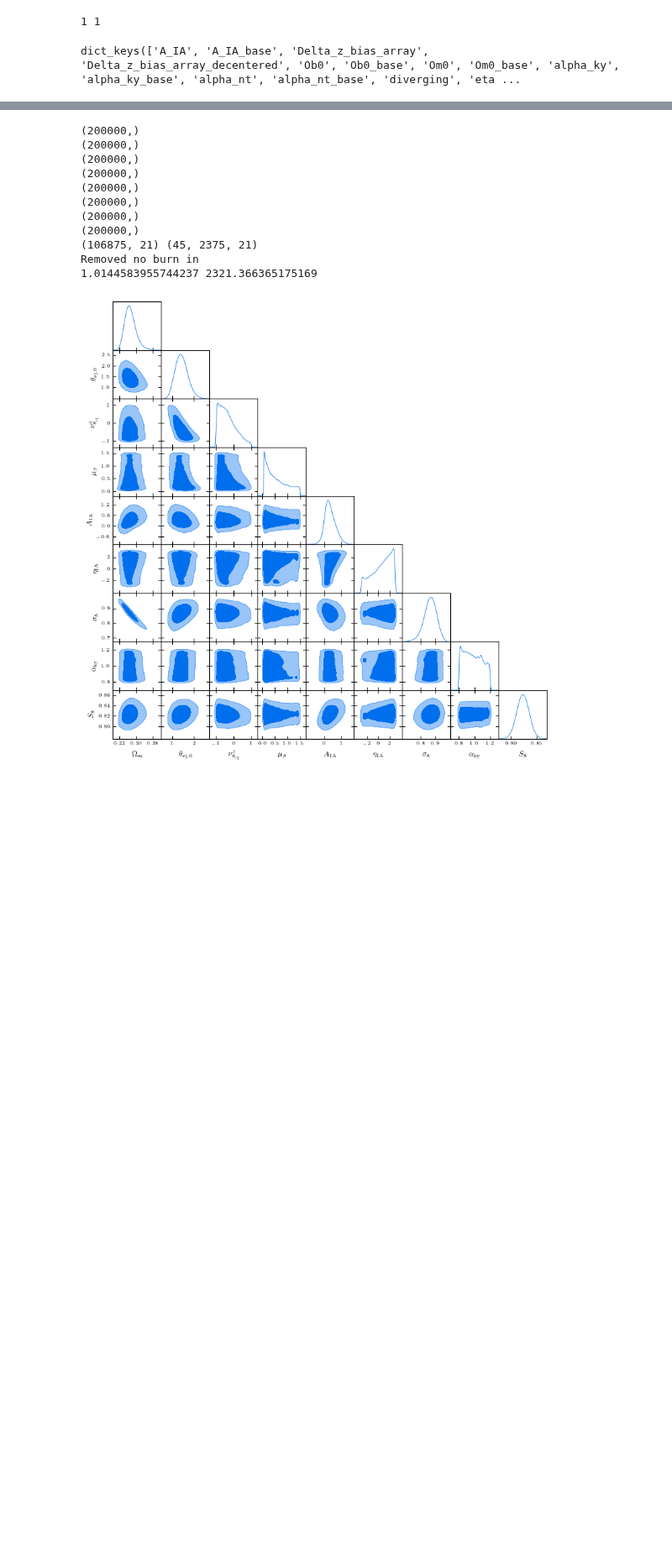
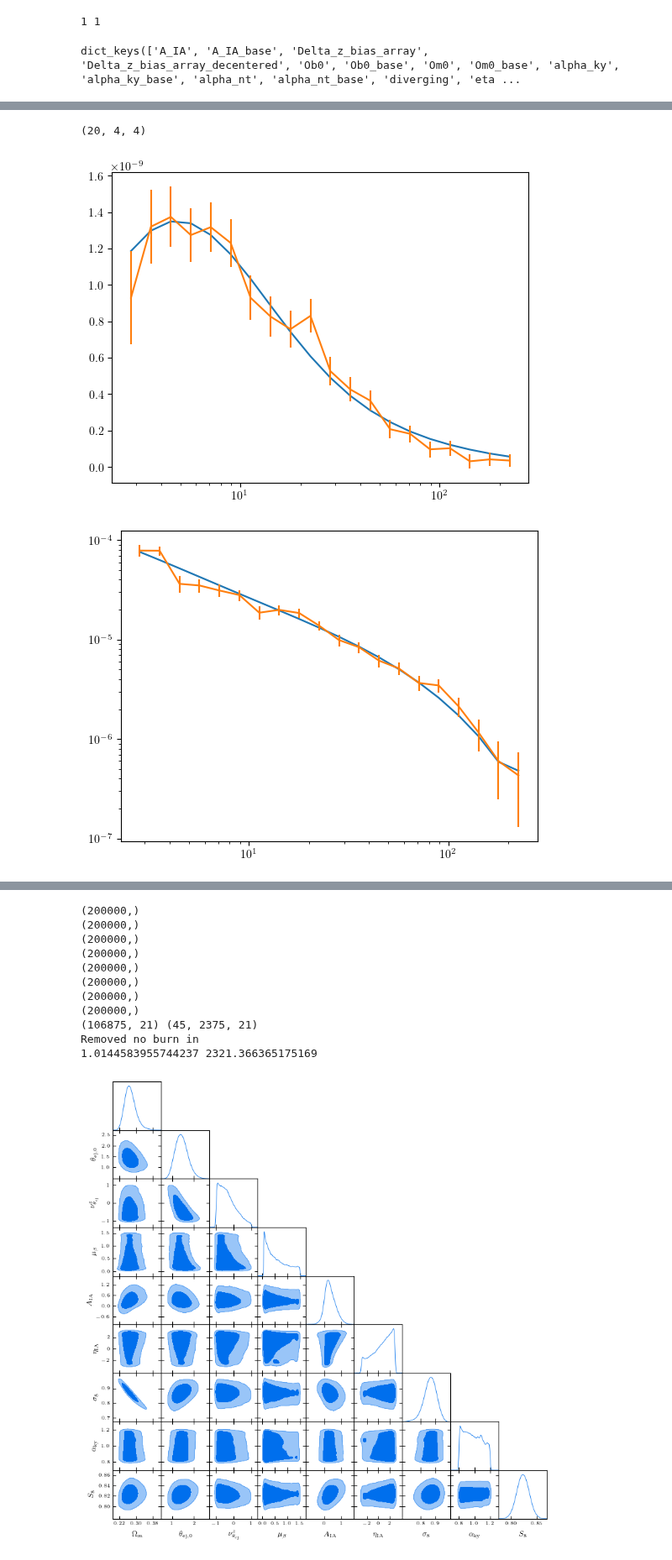
Before and after one commit to shivampcosmo/GODMAX, a Jupyter notebook: run_scripts/dtai/bestfit_plot.ipynb, the cells around one changed output, grey strips where cells are left out. Shown at 84% size. Drawn from its saved outputs; the diff is of its cells as text; code cells hidden in the pictures; blank space fills up the shorter version.

```diff
--- a/run_scripts/dtai/bestfit_plot.ipynb
+++ b/run_scripts/dtai/bestfit_plot.ipynb
@@ -44,7 +44,12 @@ from get_covs import get_cov
 1 1
 # %%
 # df = pk.load(open('/projects/bdne/spandey3/new_godmax/GODMAX/results/DESxACT/chains_Jan/mcmc_probe_all_deproj_cib_1p7_dBeta_2500_6000_num_chains_80.pkl','rb'))
-df = pk.load(open('/projects/bdne/spandey3/new_godmax/GODMAX/results/DESxACT/chains_Jan/mcmc_probe_all_modelmatter_DMB_deproj_cib_1p7_dBeta_samples_2500_warmup_6000_num_chains_80_gtysc_True_Y3xipmsc_False.pkl','rb'))
+# df = pk.load(open('/projects/bdne/spandey3/new_godmax/GODMAX/results/DESxACT/chains_Jan/mcmc_probe_all_modelmatter_DMB_deproj_cib_1p7_dBeta_samples_2500_warmup_6000_num_chains_80_gtysc_True_Y3xipmsc_False.pkl','rb'))
+# df = pk.load(open('/projects/bdne/spandey3/new_godmax/GODMAX/results/DESxACT/chains_Jan/mcmc_probe_all_modelmatter_DMB_deproj_cib_1p7_dBeta_samples_2500_warmup_6000_num_chains_80_gtysc_True_Y3xipmsc_False.pkl','rb'))
+# df = pk.load(open('/projects/bdne/spandey3/new_godmax/GODMAX/results/DESxACT/chains_Jan/mcmc_probe_all_modelmatter_DMB_deproj_cib_1p7_dBeta_samples_2000_warmup_4000_num_chains_32_gtysc_True_Y3xipmsc_False.pkl','rb'))
+# df = pk.load(open('/projects/bdne/spandey3/new_godmax/GODMAX/results/DESxACT/chains_Jan/mcmc_probe_gty_modelmatter_DMB_deproj_cib_1p7_dBeta_samples_2000_warmup_4000_num_chains_32_gtysc_True_Y3xipmsc_False.pkl','rb'))
+# df = pk.load(open('/projects/bdne/spandey3/new_godmax/GODMAX/results/DESxACT/chains_Jan/mcmc_probe_all_modelmatter_DMB_deproj_cib_1p7_dBeta_samples_3000_warmup_5000_num_chains_64_gtysc_True_Y3xipmsc_False.pkl','rb'))
+df = pk.load(open('/projects/bdne/spandey3/new_godmax/GODMAX/results/DESxACT/chains_Jan/mcmc_v9_probe_all_modelmatter_DMB_deproj_cib_1p7_dBeta_samples_4000_warmup_3000_num_chains_64_treedepth_4_gtysc_True_Y3xipmsc_False.pkl','rb'))
 # df = pk.load(open('/projects/bdne/spandey3/new_godmax/GODMAX/results/DESxACT/chains_Jan/mcmc_probe_all_deproj_cib_1p7_dBeta_2000_4000_num_chains_32.pkl','rb'))
 df.keys()
 # %% [output]
@@ -53,7 +82,7 @@ dict_keys(['A_IA', 'A_IA_base', 'Delta_z_bias_array', 'Delta_z_bias_array_decent
 samps = []
 keys = []
 for key in df:
-    if ('base' not in key) and ('decentered' not in key):
+    # if ('base' not in key) and ('decentered' not in key):
         # if key not in ['prior_min', 'prior_max', 'fiducial_sims_params', 'fiducial_other_params', 'fiducial_halo_params', 'fiducial_analysis_params', 'diverging']:
         if key not in ['RUN_SETTINGS', 'diverging']:
             if ('Delta_z_bias_array' in key) or ('mult_shear_bias_array' in key):
@@ -104,4 +133,5 @@ S8 0.7986657773487674
 # %%
+# potential_energy -4916.635080802822
 import yaml
 import pathlib
 curr_path = pathlib.Path().absolute()
@@ -124,7 +154,8 @@ def generate_dicts(data):
     return sim_params_dict, halo_params_dict, analysis_dict, other_params_dict
 
 default_data = read_yaml(abs_path_params + '/params_default.yaml')
-new_data = read_yaml(abs_path_params + '/DESxACT/params_v0.yaml')
+new_data = read_yaml(abs_path_params + '/DESxACT/params_v2.yaml')
+# new_data = read_yaml(abs_path_params + '/DESxACT/params_v0.yaml')
 merged_data = always_merger.merge(default_data, new_data)
 
 sim_params_dict, halo_params_dict, analysis_dict, other_params_dict = generate_dicts(merged_data)
@@ -174,6 +210,10 @@ profiles_test = Profiles(sim_params_dict, halo_params_dict, analysis_dict, other
 Pkz_test = get_Pkz(sim_params_dict, halo_params_dict, analysis_dict, other_params_dict, Profiles_obj=profiles_test)
 Cls_test = get_Cl(sim_params_dict, halo_params_dict, analysis_dict, other_params_dict, Pkz_obj=Pkz_test)
 xis_test = get_xi(sim_params_dict, halo_params_dict, analysis_dict, other_params_dict, Cl_obj=Cls_test)
+# %%
+xis_test.xip_out_mat.shape
+# %% [output]
+(20, 4, 4)
 # %%
 deproj_to_true_y_file = {
     'None': 'ilc_SZ_yy',
@@ -199,5 +239,7 @@ df_measure = pk.load(open(f'{save_DV_dir}/DESxACT_gty_xip_xim_DV_{deproj_to_true
 cov_total = df_measure['cov_total']
 xi_all = df_measure['xi_all']
 theta_all = df_measure['theta_all']
+bin1_all = df_measure['bin1_all']
+bin2_all = df_measure['bin2_all']
 cov_total = jnp.array(cov_total)
 data_vec = jnp.array(xi_all)
@@ -203,0 +248,31 @@ data_vec = jnp.array(xi_all)
+# %%
+bj = 3
+sig_all = np.sqrt(np.diag(cov_total))
+pl.figure()
+pl.plot(analysis_dict['angles_data_array'], xis_test.gty_out_mat[:,bj])
+pl.errorbar(analysis_dict['angles_data_array'], data_vec[20*bj:20*(bj+1)], yerr=sig_all[20*bj:20*(bj+1)])
+# pl.yscale('log')
+pl.xscale('log')
+# xis_test.gty_out_mat.shape
+# bj = 3
+indsel = np.where((bin1_all == (bj+1)) & (bin2_all == (bj+1)))[0]
+sig_all = np.sqrt(np.diag(cov_total))
+pl.figure()
+pl.plot(analysis_dict['angles_data_array'], xis_test.xip_out_mat[:,bj, bj])
+pl.errorbar(analysis_dict['angles_data_array'], xi_all[indsel][0:20], yerr=sig_all[indsel][0:20])
+pl.yscale('log')
+pl.xscale('log')
+pl.show()
+
+# bj = 3
+indsel = np.where((bin1_all == (bj+1)) & (bin2_all == (bj+1)))[0]
+sig_all = np.sqrt(np.diag(cov_total))
+pl.figure()
+pl.plot(analysis_dict['angles_data_array'], xis_test.xim_out_mat[:,bj, bj])
+pl.errorbar(analysis_dict['angles_data_array'], xi_all[indsel][20:40], yerr=sig_all[indsel][20:40])
+pl.yscale('log')
+pl.xscale('log')
+pl.show()
+# %% [output]
+[figure, added]
+[figure, added]
```
Also changed, not shown: parts of 25 cells of this notebook, 44 other files.
